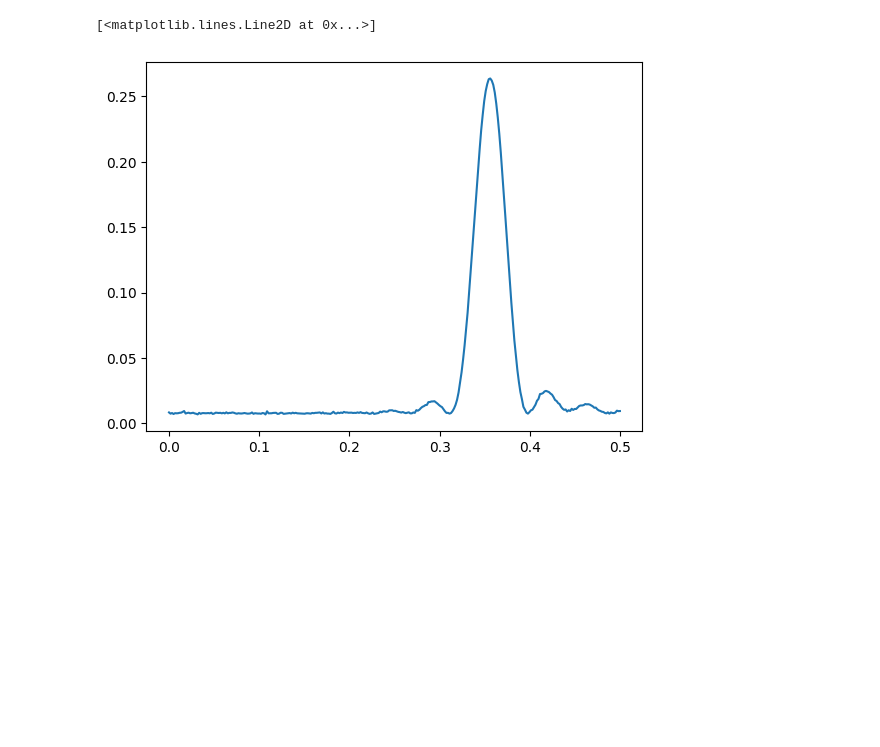
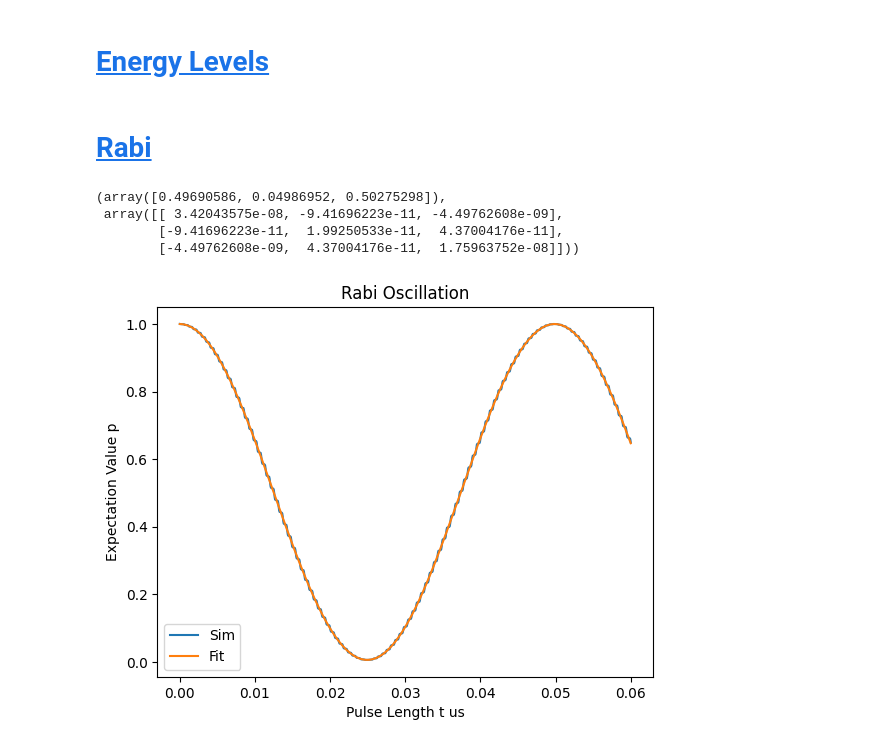
Before and after one commit to QISS-HZB/QuaCCAToo, a Jupyter notebook: tests.ipynb, the cells around one changed output. Drawn from its saved outputs; the diff is of its cells as text; code cells hidden in the pictures; blank space fills up the shorter version.

```diff
--- a/tests.ipynb
+++ b/tests.ipynb
@@ -62,5 +29,14 @@ XY8 = pe.sim_XY8(tau, H0, H1, w_pulse=w_pulse, M = 2, t_pi=0.05496616/2, rho0=te
-# %%
-plt.plot(tau, XY8 )
-# %% [output]
-[<matplotlib.lines.Line2D at 0x...>]
-[figure, removed]
+# %% [markdown]
+# <a id='toc1_'></a>[Energy Levels](#toc0_)
+# %% [markdown]
+# <a id='toc2_'></a>[Rabi](#toc0_)
+# %%
+t= np.linspace(0, .06, 1000)
+rabi = pe.sim_rabi(t, ham.NV_H0(400, 15, theta=1), ham.NV_H1(40, 15), ham.NV_MW_freq(400, 15, theta=1)[0], ham.NV_rho0(15), ham.NV_observable(15))
+vis.plot_rabi(rabi, t, fit_function=fit_rabi, fit_guess=[.5, .05, .5])
+# %% [output]
+(array([0.49690586, 0.04986952, 0.50275298]),
+ array([[ 3.42043575e-08, -9.41696223e-11, -4.49762608e-09],
+        [-9.41696223e-11,  1.99250533e-11,  4.37004176e-11],
+        [-4.49762608e-09,  4.37004176e-11,  1.75963752e-08]]))
+[figure, added]
```
Also changed, not shown: parts of 17 cells of this notebook, 6 other files.
